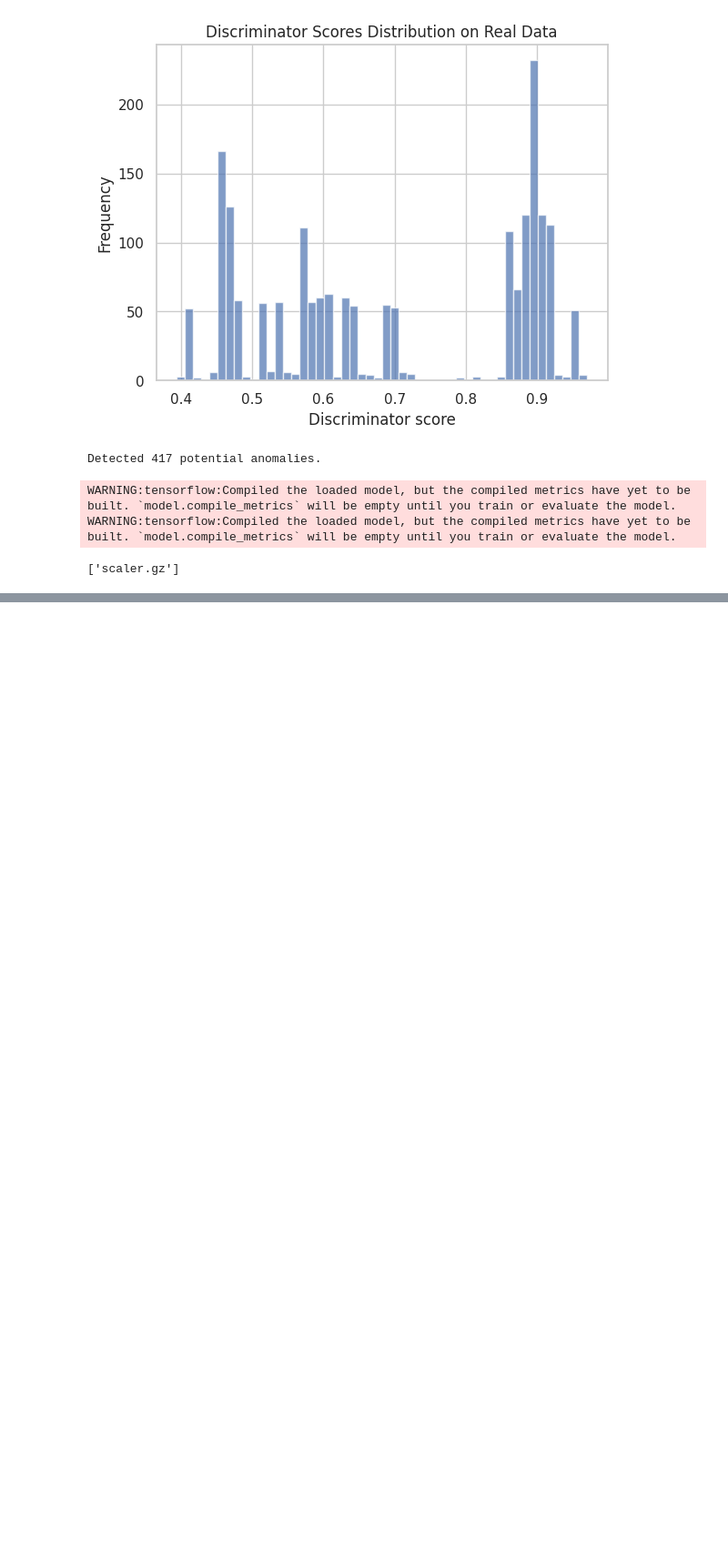
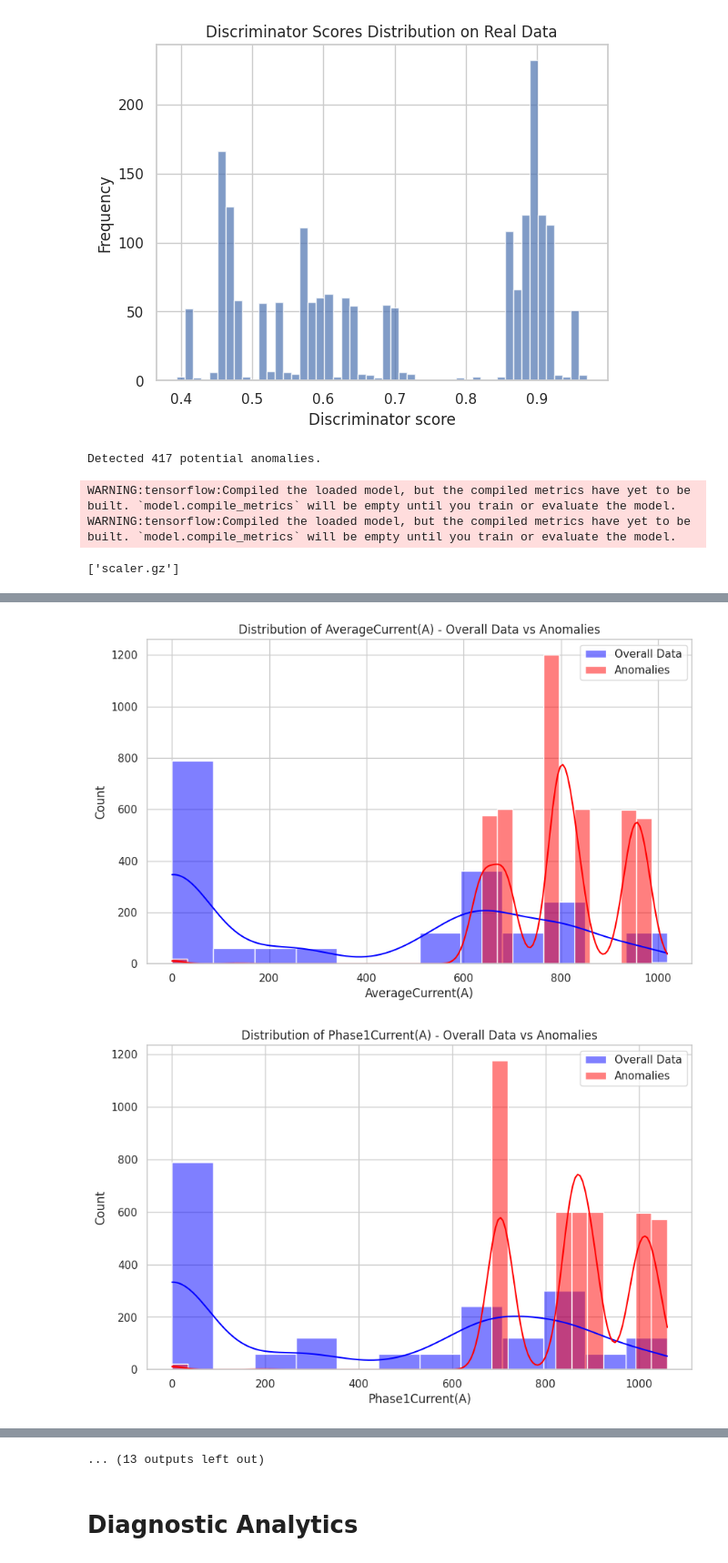
Before and after one commit to tadiwamark/pdM_Genset_Analytics, a Jupyter notebook: pdM_Genset_Analytics_v1_0.ipynb, the cells around one changed output, grey strips where cells are left out. Shown at 91% size. Drawn from its saved outputs; the diff is of its cells as text; code cells hidden in the pictures; blank space fills up the shorter version.

```diff
--- a/pdM_Genset_Analytics_v1_0.ipynb
+++ b/pdM_Genset_Analytics_v1_0.ipynb
@@ -562,3 +562,12 @@ joblib.dump(scaler, 'scaler.gz')
 WARNING:tensorflow:Compiled the loaded model, but the compiled metrics have yet to be built. `model.compile_metrics` will be empty until you train or evaluate the model.
 WARNING:tensorflow:Compiled the loaded model, but the compiled metrics have yet to be built. `model.compile_metrics` will be empty until you train or evaluate the model.
 ['scaler.gz']
+# %%
+def inverse_transform(scaled_data, scaler):
+    return scaler.inverse_transform(scaled_data)
+# %%
+# Identify characteristics of anomalies
+anomalies_data = inverse_transform(anomalies.reshape(-1, features), scaler)
+# %%
+# Convert anomalies_data back to a DataFrame for easier analysis
+anomalies_df = pd.DataFrame(anomalies_data, columns=numerical_features)
@@ -564,0 +616,12 @@ WARNING:tensorflow:Compiled the loaded model, but the compiled metrics have yet
+# %%
+# Visualize anomalies in the context of the overall data distribution
+for feature in numerical_features:
+    plt.figure(figsize=(10, 6))
+    sns.histplot(genset_data[feature], color="blue", label="Overall Data", kde=True)
+    sns.histplot(anomalies_df[feature], color="red", label="Anomalies", kde=True)
+    plt.title(f"Distribution of {feature} - Overall Data vs Anomalies")
+    plt.legend()
+    plt.show()
+# %% [output]
+[figure, added]
+[figure, added]
@@ -564,0 +638,3 @@ WARNING:tensorflow:Compiled the loaded model, but the compiled metrics have yet
+... (13 outputs left out)
+# %% [markdown]
+# Diagnostic Analytics
```
Also changed, not shown: parts of 3 cells of this notebook.
